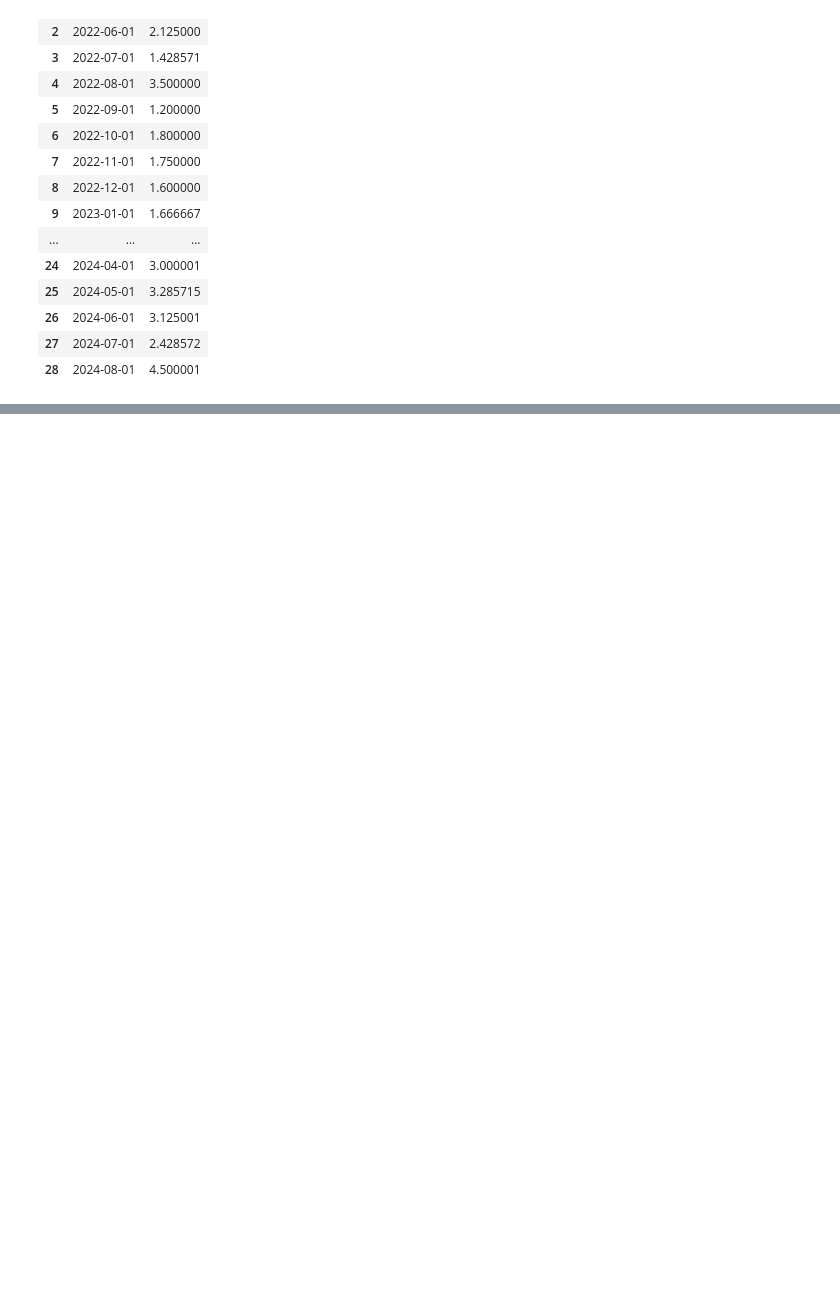
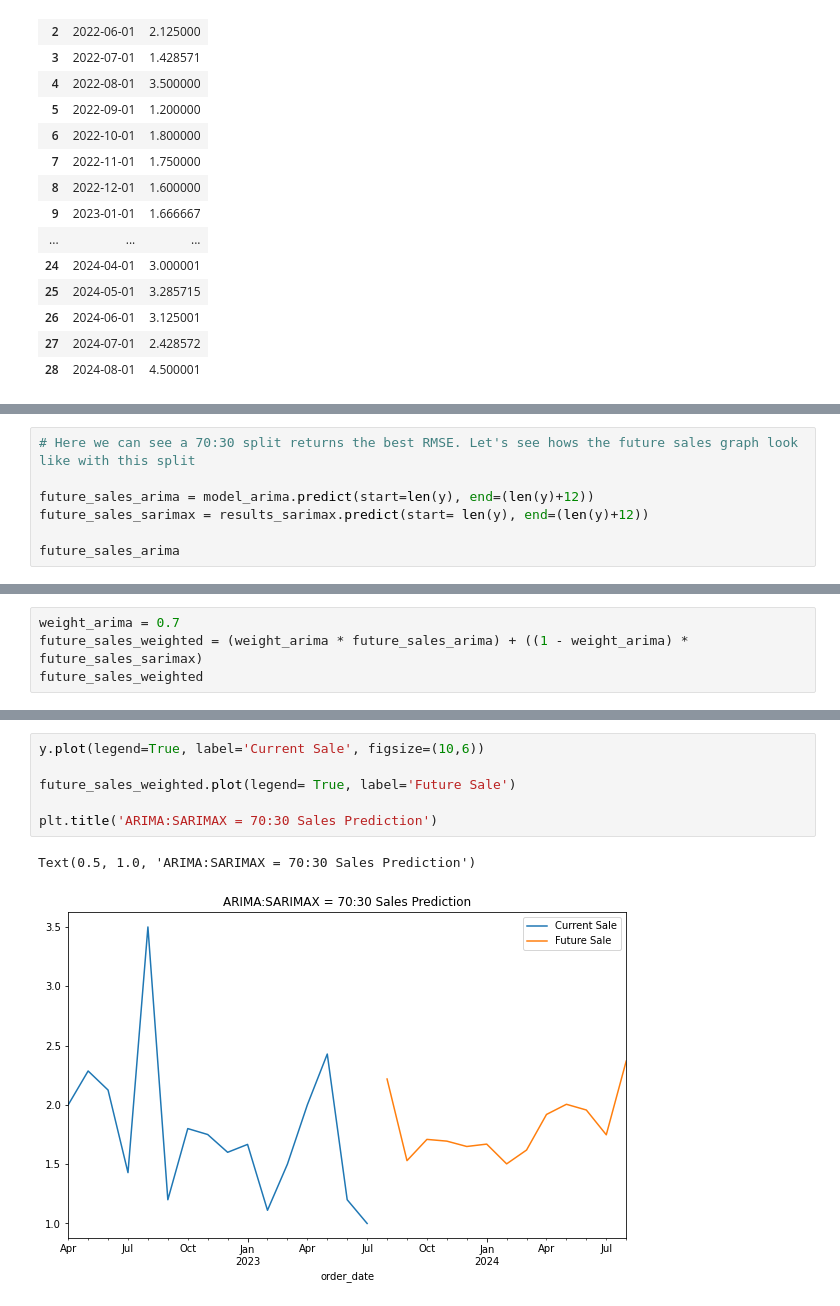
Before and after one commit to kevanoktavio/CloudWine_DemandPrediction, a Jupyter notebook: development/notebooks/kevan_model.ipynb, the cells around one changed output, grey strips where cells are left out. Saved outputs shown, nothing was run; the diff lists cells and outputs as text; blank space fills up the shorter version.

```diff
--- a/development/notebooks/kevan_model.ipynb
+++ b/development/notebooks/kevan_model.ipynb
@@ -459,0 +520,7 @@ for_front_end
+# %%
+# Here we can see a 70:30 split returns the best RMSE. Let's see hows the future sales graph look like with this split
+
+future_sales_arima = model_arima.predict(start=len(y), end=(len(y)+12))
+future_sales_sarimax = results_sarimax.predict(start= len(y), end=(len(y)+12))
+
+future_sales_arima
@@ -459,0 +559,4 @@ for_front_end
+# %%
+weight_arima = 0.7
+future_sales_weighted = (weight_arima * future_sales_arima) + ((1 - weight_arima) * future_sales_sarimax)
+future_sales_weighted
@@ -459,0 +578,9 @@ for_front_end
+# %%
+y.plot(legend=True, label='Current Sale', figsize=(10,6))
+
+future_sales_weighted.plot(legend= True, label='Future Sale')
+
+plt.title('ARIMA:SARIMAX = 70:30 Sales Prediction')
+# %% [output]
+Text(0.5, 1.0, 'ARIMA:SARIMAX = 70:30 Sales Prediction')
+[figure, added]
```
Also changed, not shown: parts of 19 cells of this notebook, 2 other files.
